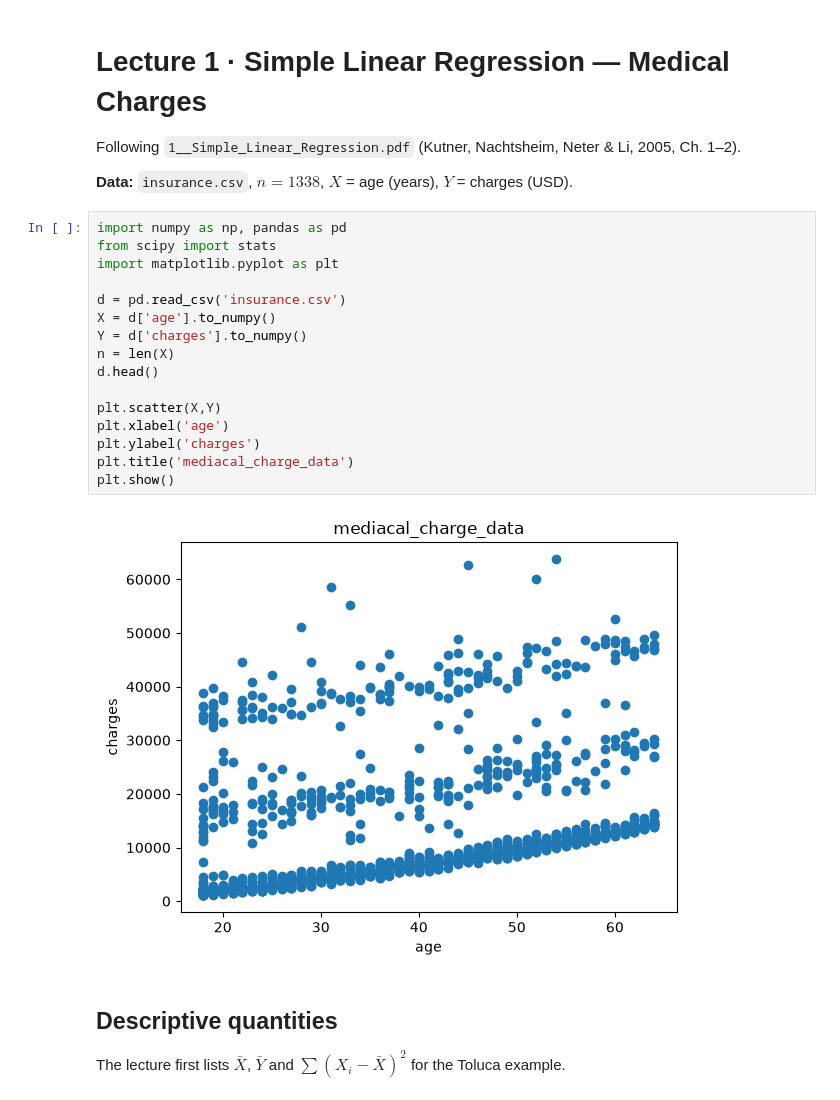
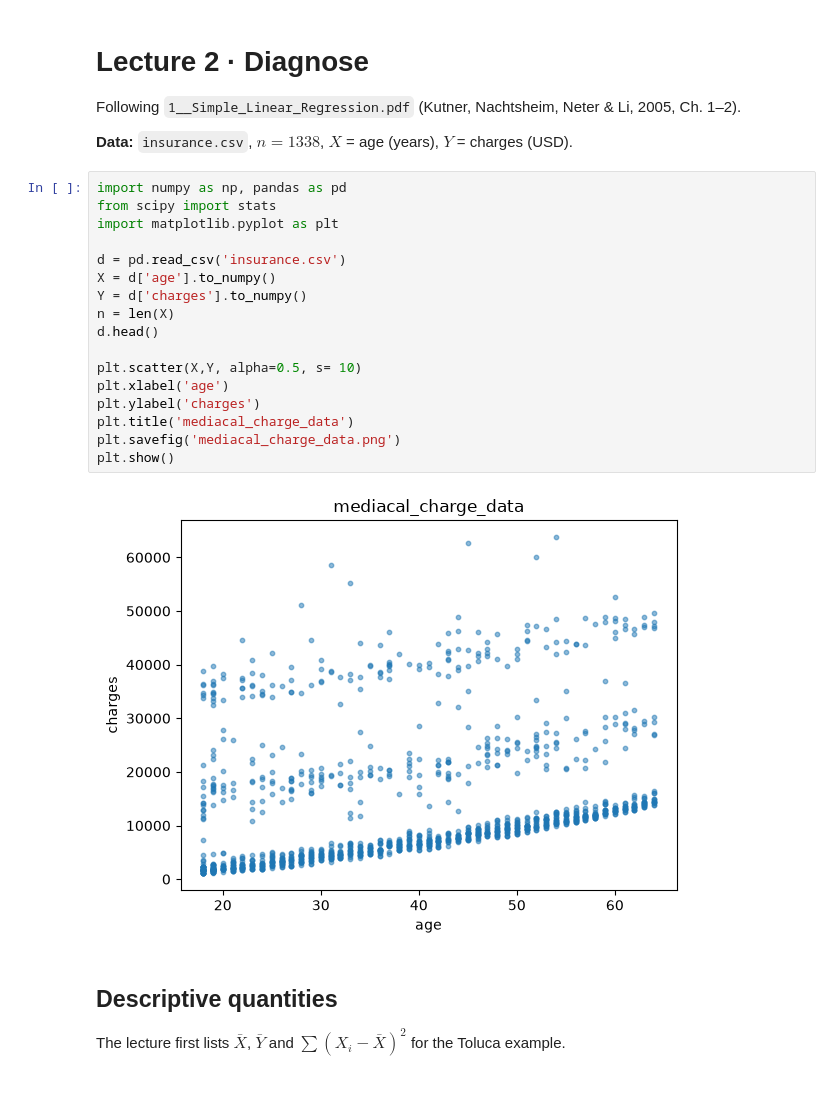
Before and after one commit to HelloJJJie/Assignment-Forecast-and-Analysis-of-Regression, a Jupyter notebook: week-2/L2.ipynb, the cells around one changed output. Drawn from its saved outputs; the diff is of its cells as text.

```diff
--- a/week-2/L2.ipynb
+++ b/week-2/L2.ipynb
@@ -1,5 +1,5 @@
 # %% [markdown]
-# Lecture 1 · Simple Linear Regression — Medical Charges
+# Lecture 2 · Diagnose
 
 Following `1__Simple_Linear_Regression.pdf` (Kutner, Nachtsheim, Neter & Li, 2005, Ch. 1–2).
 
@@ -7,21 +7,22 @@ Following `1__Simple_Linear_Regression.pdf` (Kutner, Nachtsheim, Neter & Li, 200
 # %%
 import numpy as np, pandas as pd
 from scipy import stats
 import matplotlib.pyplot as plt
 
 d = pd.read_csv('insurance.csv')
 X = d['age'].to_numpy()
 Y = d['charges'].to_numpy()
 n = len(X)
 d.head()
 
-plt.scatter(X,Y)
+plt.scatter(X,Y, alpha=0.5, s= 10)
 plt.xlabel('age')
 plt.ylabel('charges')
 plt.title('mediacal_charge_data')
+plt.savefig('mediacal_charge_data.png')
 plt.show()
 # %% [output]
-[figure, old version]
+[figure, new version]
 # %% [markdown]
 ## Descriptive quantities
 
```
Also changed, not shown: parts of 2 cells of this notebook, 3 other files.
